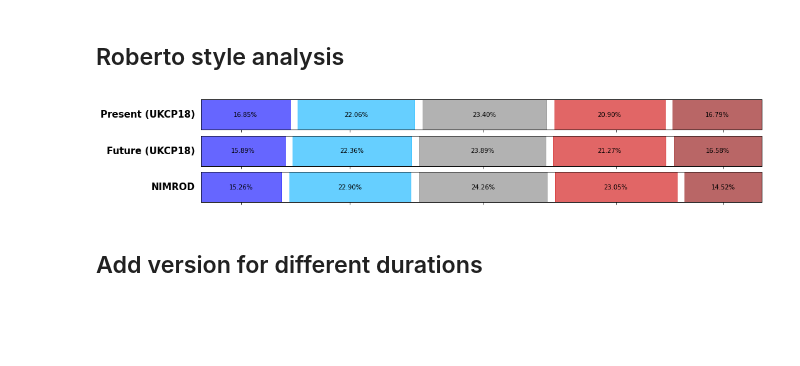
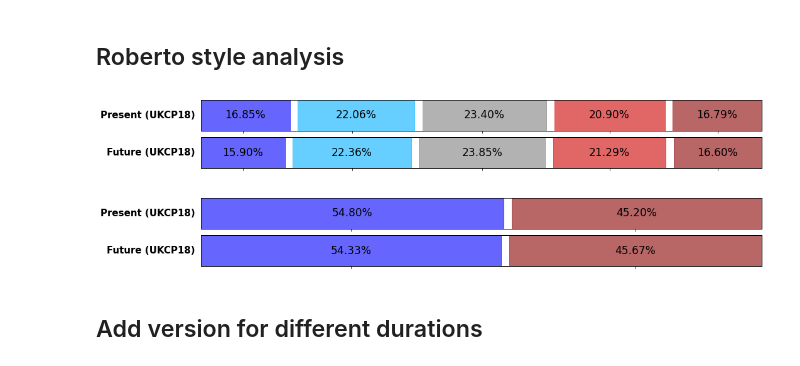
Before and after one commit to masher92/UKCP18, a Jupyter notebook: FindIndependentRainfallEvents/AnalyseProfiles/AMAX_Events/MasterPlotting.ipynb, the cells around one changed output. Cells and saved outputs as stored; diff of their text form; code cells hidden in the pictures; blank space fills up the shorter version.

```diff
--- a/FindIndependentRainfallEvents/AnalyseProfiles/AMAX_Events/MasterPlotting.ipynb
+++ b/FindIndependentRainfallEvents/AnalyseProfiles/AMAX_Events/MasterPlotting.ipynb
@@ -167,12 +37,12 @@ tbo_vals['gauge_num'] = tbo_vals.index
 # %% [markdown]
 #### All events data
 # %%
-df_long=pd.read_csv(home_dir + f"ProcessedData/AMAX_Events/UKCP18_30mins/all_events_characteristics.csv")
+df_long = pd.read_csv(home_dir + f"ProcessedData/AMAX_Events/UKCP18_30mins/all_events_characteristics.csv")
 df_long['dur_for_which_this_is_amax'] = df_long['dur_for_which_this_is_amax'].apply(json.loads)
 
-present=df_long[df_long['Climate']=='Present']
-future=df_long[df_long['Climate']=='Future']
-nimrod = pd.read_csv(home_dir + f"ProcessedData/AMAX_Events/NIMROD_30mins/all_events_characteristics.csv")
+present=df_long[df_long['Climate']=='Present'].copy()
+future=df_long[df_long['Climate']=='Future'].copy()
+# nimrod = pd.read_csv(home_dir + f"ProcessedData/AMAX_Events/NIMROD_30mins/all_events_characteristics.csv")
 # %% [markdown]
 #### Change data
 # %%
@@ -320,25 +217,42 @@ make_plot(df_changes_all,df_changes_byduration, 'D50_P10', 'RdYlGn') # PiYG #PuB
 # %% [markdown]
 ## Roberto style analysis
+# %%
+# Apply the function to the Age column using the apply() function
+present['D50_loading'] = present['D50'].apply(categorise_D50)
+future['D50_loading'] = future['D50'].apply(categorise_D50)
 # %%
 quintile_mapping = {1: 'F2', 2: 'F1', 3: 'C', 4: 'B1', 5: 'B2'}
 quintile_mapping_thirds = {1: 'F', 2: 'C', 3: 'B'}
 quintile_cats = ['F2','F1', 'C', 'B1', 'B2']
 color_mapping = {'F2': (0.0, 0.0, 1.0, 0.6),   'F1': (0.0, 0.6902, 1.0, 0.6),
     'C': (0.5, 0.5, 0.5, 0.6), 'B1': (0.8039, 0.0, 0.0, 0.6),'B2': (0.5451, 0.0, 0.0, 0.6)}
+
+my_dict = {'Present (UKCP18)' :present, 'Future (UKCP18)':future}
+short_ids = ['Present (UKCP18)', 'Future (UKCP18)']
+
+# Create the subplots
+fig, axs = plt.subplots(nrows=len(short_ids), figsize=(16, 2), sharex=True)
+
+# Loop over each id and create the plots
+for i, id in enumerate(short_ids):
+    create_single_variable_mosaic_plot_pctlabels(axs[i], my_dict[id], 'Loading_profile_molly',
+        quintile_cats, color_mapping,  short_ids[i])
+# %% [output]
+[figure, added]
 # %%
-my_dict = {'Present (UKCP18)' :present, 'Future (UKCP18)':future,
-           'NIMROD':nimrod}
-short_ids = ['Present (UKCP18)', 'Future (UKCP18)', 'NIMROD']
+quintile_mapping = {1: 'F', 2: 'B'}
+quintile_cats = ['F', 'B']
+color_mapping = {'F': (0.0, 0.0, 1.0, 0.6), 'B': (0.5451, 0.0, 0.0, 0.6)}
 
 # Create the subplots
-fig, axs = plt.subplots(nrows=len(short_ids), figsize=(16, 3), sharex=True)
+fig, axs = plt.subplots(nrows=len(short_ids), figsize=(16, 2), sharex=True)
 
 # Loop over each id and create the plots
 for i, id in enumerate(short_ids):
-    create_single_variable_mosaic_plot_pctlabels(axs[i], my_dict[id], 'Loading_profile_molly',
+    create_single_variable_mosaic_plot_pctlabels(axs[i], my_dict[id], 'D50_loading',
         quintile_cats, color_mapping,  short_ids[i])
 # %% [output]
-[figure, old version]
+[figure, new version]
 # %% [markdown]
 ## Add version for different durations
 # %% [markdown]
```
Also changed, not shown: parts of 60 cells of this notebook, 10 other files.
